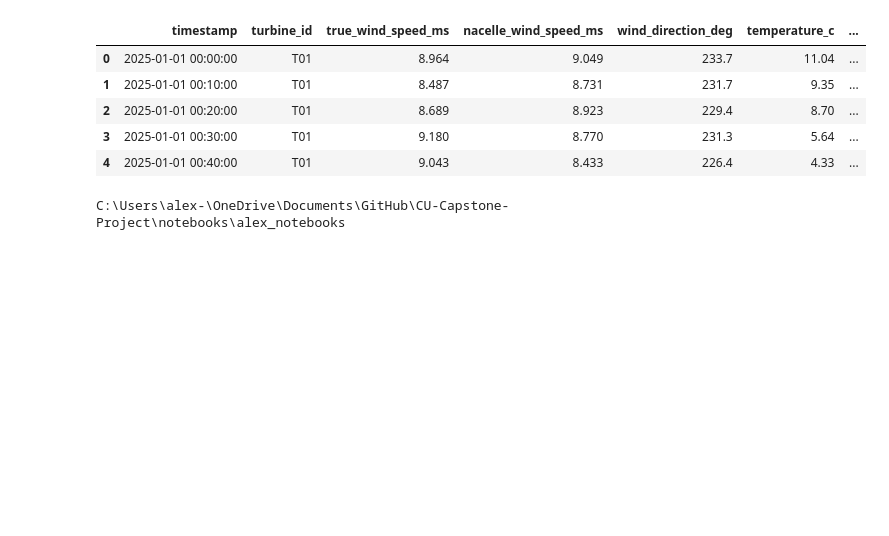
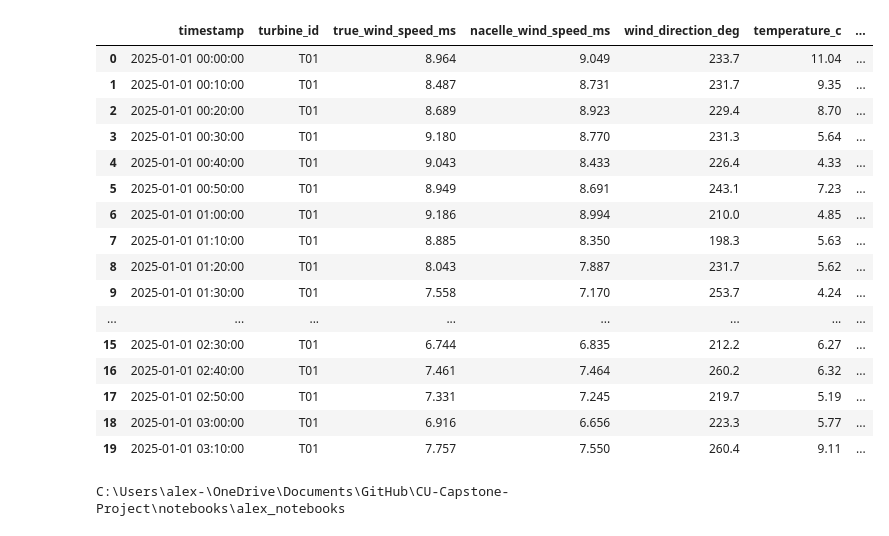
Before and after one commit to Aiden-Badalamenti3/CU-Capstone-Project, a Jupyter notebook: notebooks/alex_notebooks/01_simulated_data_exploration_alex.ipynb, the cells around one changed output. Drawn from its saved outputs; the diff is of its cells as text; code cells hidden in the pictures; blank space fills up the shorter version.

```diff
--- a/notebooks/alex_notebooks/01_simulated_data_exploration_alex.ipynb
+++ b/notebooks/alex_notebooks/01_simulated_data_exploration_alex.ipynb
@@ -8,13 +8,27 @@ df = pd.read_csv("../../data/raw/simulated_wind_farm_scada.csv")
 
 # Preview the data
 df.head()
+dft1 = df[df["turbine_id"] == "T01"]
-# %% [output]
-|  | timestamp | turbine_id | true_wind_speed_ms | nacelle_wind_speed_ms | wind_direction_deg | temperature_c | ... |
-| 0 | 2025-01-01 00:00:00 | T01 | 8.964 | 9.049 | 233.7 | 11.04 | ... |
-| 1 | 2025-01-01 00:10:00 | T01 | 8.487 | 8.731 | 231.7 | 9.35 | ... |
-| 2 | 2025-01-01 00:20:00 | T01 | 8.689 | 8.923 | 229.4 | 8.70 | ... |
-| 3 | 2025-01-01 00:30:00 | T01 | 9.180 | 8.770 | 231.3 | 5.64 | ... |
-| 4 | 2025-01-01 00:40:00 | T01 | 9.043 | 8.433 | 226.4 | 4.33 | ... |
+# %%
+dft1.head(n=20)
+# %% [output]
+|  | timestamp | turbine_id | true_wind_speed_ms | nacelle_wind_speed_ms | wind_direction_deg | temperature_c | ... |
+| 0 | 2025-01-01 00:00:00 | T01 | 8.964 | 9.049 | 233.7 | 11.04 | ... |
+| 1 | 2025-01-01 00:10:00 | T01 | 8.487 | 8.731 | 231.7 | 9.35 | ... |
+| 2 | 2025-01-01 00:20:00 | T01 | 8.689 | 8.923 | 229.4 | 8.70 | ... |
+| 3 | 2025-01-01 00:30:00 | T01 | 9.180 | 8.770 | 231.3 | 5.64 | ... |
+| 4 | 2025-01-01 00:40:00 | T01 | 9.043 | 8.433 | 226.4 | 4.33 | ... |
+| 5 | 2025-01-01 00:50:00 | T01 | 8.949 | 8.691 | 243.1 | 7.23 | ... |
+| 6 | 2025-01-01 01:00:00 | T01 | 9.186 | 8.994 | 210.0 | 4.85 | ... |
+| 7 | 2025-01-01 01:10:00 | T01 | 8.885 | 8.350 | 198.3 | 5.63 | ... |
+| 8 | 2025-01-01 01:20:00 | T01 | 8.043 | 7.887 | 231.7 | 5.62 | ... |
+| 9 | 2025-01-01 01:30:00 | T01 | 7.558 | 7.170 | 253.7 | 4.24 | ... |
+| ... | ... | ... | ... | ... | ... | ... | ... |
+| 15 | 2025-01-01 02:30:00 | T01 | 6.744 | 6.835 | 212.2 | 6.27 | ... |
+| 16 | 2025-01-01 02:40:00 | T01 | 7.461 | 7.464 | 260.2 | 6.32 | ... |
+| 17 | 2025-01-01 02:50:00 | T01 | 7.331 | 7.245 | 219.7 | 5.19 | ... |
+| 18 | 2025-01-01 03:00:00 | T01 | 6.916 | 6.656 | 223.3 | 5.77 | ... |
+| 19 | 2025-01-01 03:10:00 | T01 | 7.757 | 7.550 | 260.4 | 9.11 | ... |
 # %%
 import os
 
```
